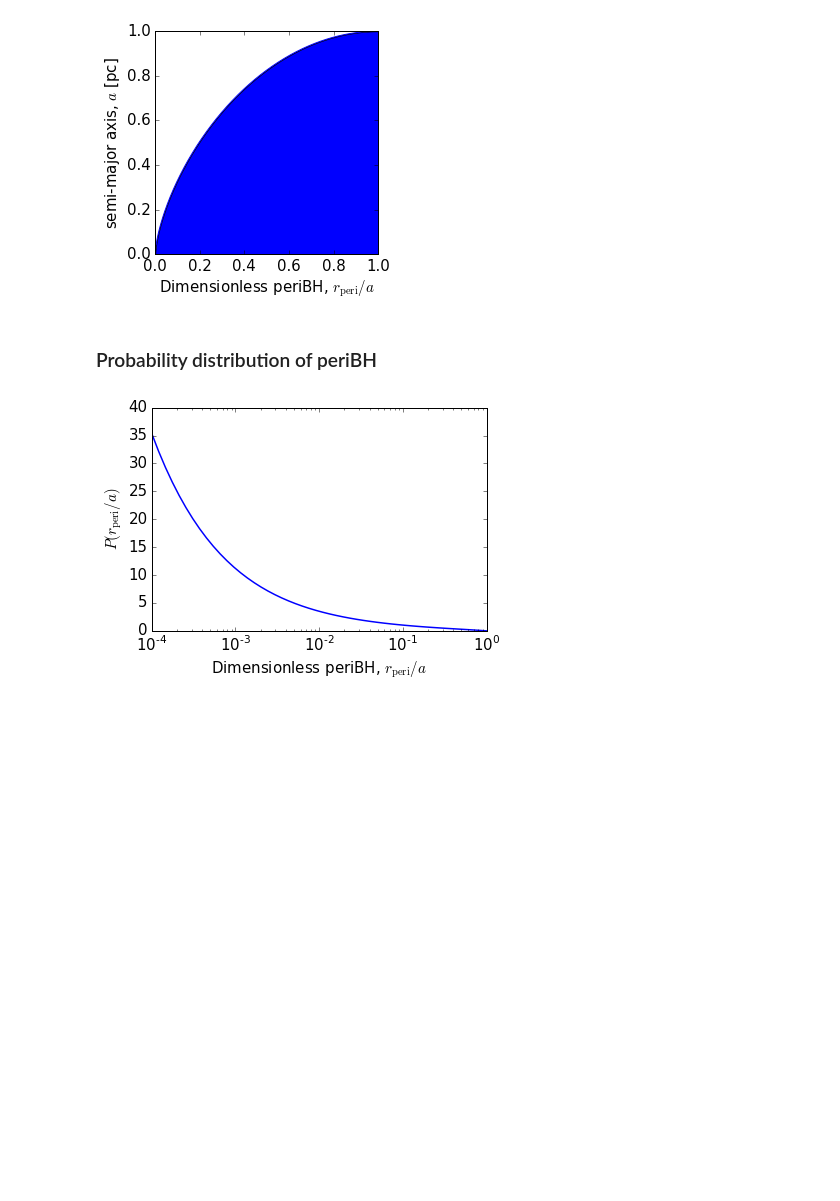
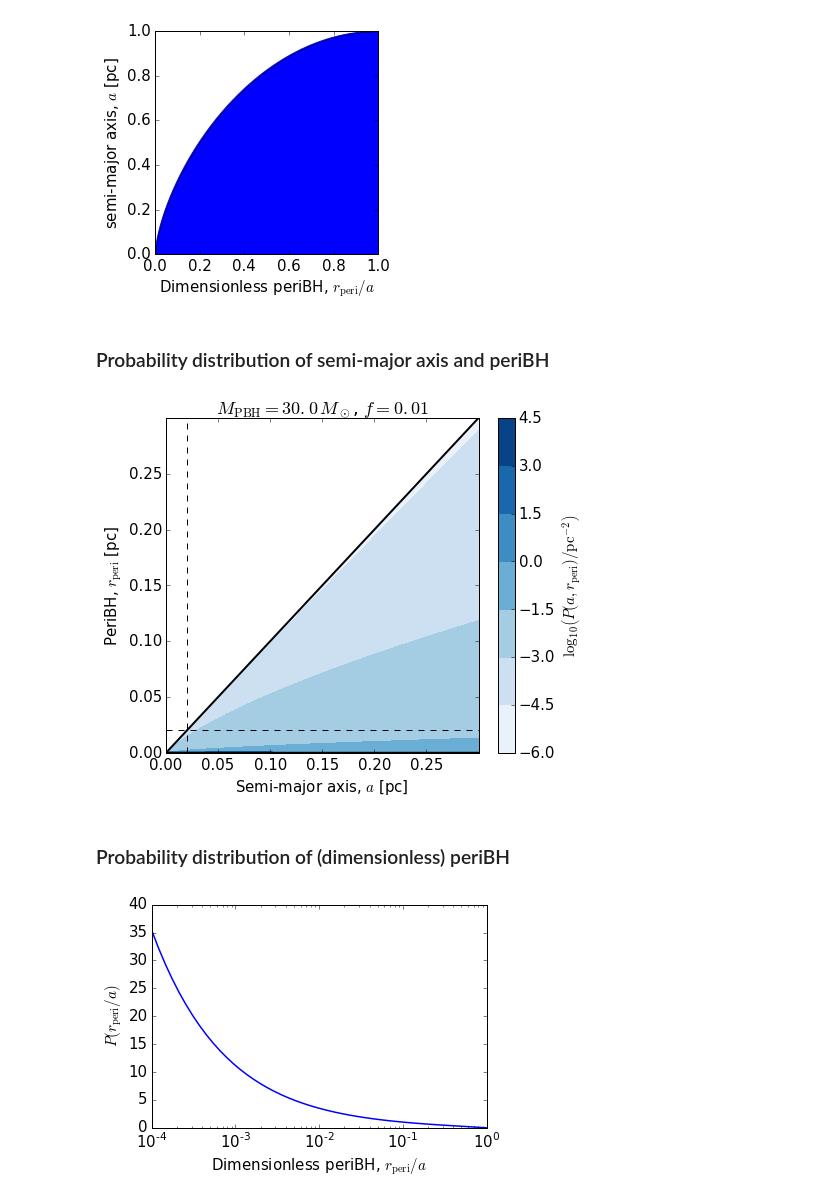
Before and after one commit to LBJ-Wade/PBHinDMclothing, a Jupyter notebook: code/PBH.ipynb, the cells around one changed output. Drawn from its saved outputs; the diff is of its cells as text; code cells hidden in the pictures; blank space fills up the shorter version.

```diff
--- a/code/PBH.ipynb
+++ b/code/PBH.ipynb
@@ -41,3 +46,10 @@ def P_ae(a, e, f, M_PBH=30.0):
         return 0.0
     else:
         return 0.75*(f**1.5)*(xbar(f, M_PBH)**(-1.5))*(a**0.5)*e*(1-e**2)**-1.5
+# %%
+#PDF for a and periBH
+def P_ar(a, r, f, M_PBH=30.0):
+    if ((r < a*(1-emax(a, f, M_PBH)))or(r > a)):
+        return 0.0
+    else:
+        return 0.75*(f**1.5)*(xbar(f, M_PBH)**(-1.5))*(a**-0.5)*(1.0-r*1.0/a)*(r*2.0/a - (r*1.0/a)**2)**-1.5
@@ -150,8 +169,51 @@ pl.xlabel(r"Dimensionless periBH, $r_\mathrm{peri}/a$")
 pl.show()
 # %% [output]
 [figure]
+# %% [markdown]
+### Probability distribution of semi-major axis and periBH
+# %%
+#Let's fix a reference value for f and M_PBH
+M_PBH = 30.0
+f_ref = 1e-2
+
+#Corresponding maximum value for a:
+a_max = (f_ref**(1.0/3.0))*xbar(f_ref, M_PBH)
+
+#Generate a grid in (a, r)
+a_list = np.linspace(1e-6, a_max, 201)
+r_list = np.linspace(1e-6, a_max, 201)
+a_grid, r_grid = np.meshgrid(a_list, r_list, indexing='xy')
+
+
+pl.figure(figsize=(7,6))
+
+#Plotted filled contours of log10 of PDF of a, r
+P_ar_vec = np.vectorize(P_ar, excluded=(2,3))
+pl.contourf(a_grid, r_grid, np.log10(P_ar_vec(a_grid, r_grid, f_ref, M_PBH)), cmap="Blues")
+pl.colorbar(label=r"$\log_{10}\left(P(a, r_\mathrm{peri})/\mathrm{pc}^{-2} \right)$")
+
+#Plot the minimum and maximum value of periBH
+pl.plot(a_list, a_list, 'k-', lw=2.0)
+pl.plot(a_list, a_list*(1-emax(a_list, f_ref, M_PBH)), 'k-', lw=2.0)
+
+#Plot the truncation radius of the DM halo
+pl.axvline(r_trunc(M_PBH), linestyle='--', color='k')
+pl.axhline(r_trunc(M_PBH), linestyle='--', color='k')
+
+#Add some labels
+pl.xlabel("Semi-major axis, $a$ [pc]")
+pl.ylabel("PeriBH, $r_\mathrm{peri}$ [pc]")
+pl.title(r"$M_\mathrm{PBH} = " + str(M_PBH) + "\,M_\odot$, $f = " + str(f_ref) + "$")
+
+pl.xlim(0, a_max)
+pl.ylim(0, a_max)
+
+pl.savefig("../plots/PDF_axis_periBH.pdf", bbox_inches="tight")
+pl.show()
+# %% [output]
+[figure, added]
 # %% [markdown]
-### Probability distribution of periBH
+### Probability distribution of (dimensionless) periBH
 # %%
 def P_r(r):
     return 0.5*(1-r)*(2*r - r**2)**-0.5
```
Also changed, not shown: parts of 14 cells of this notebook, 10 other files.
